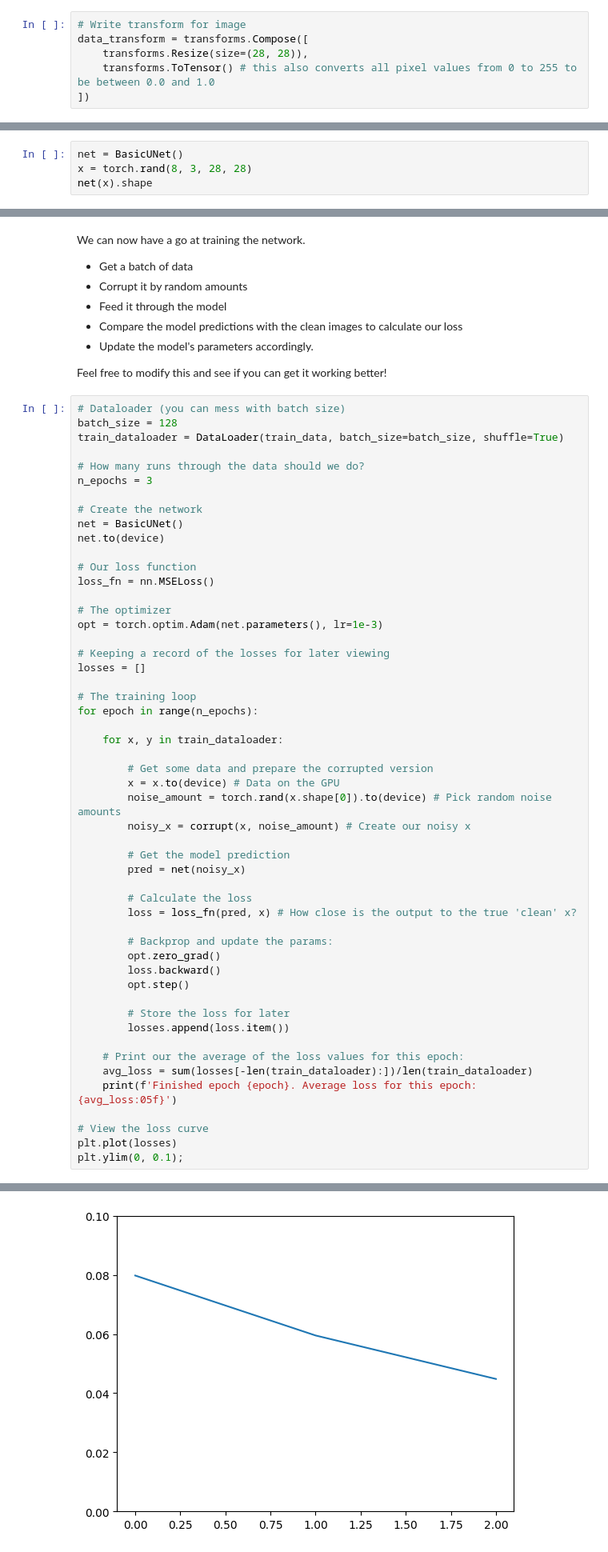
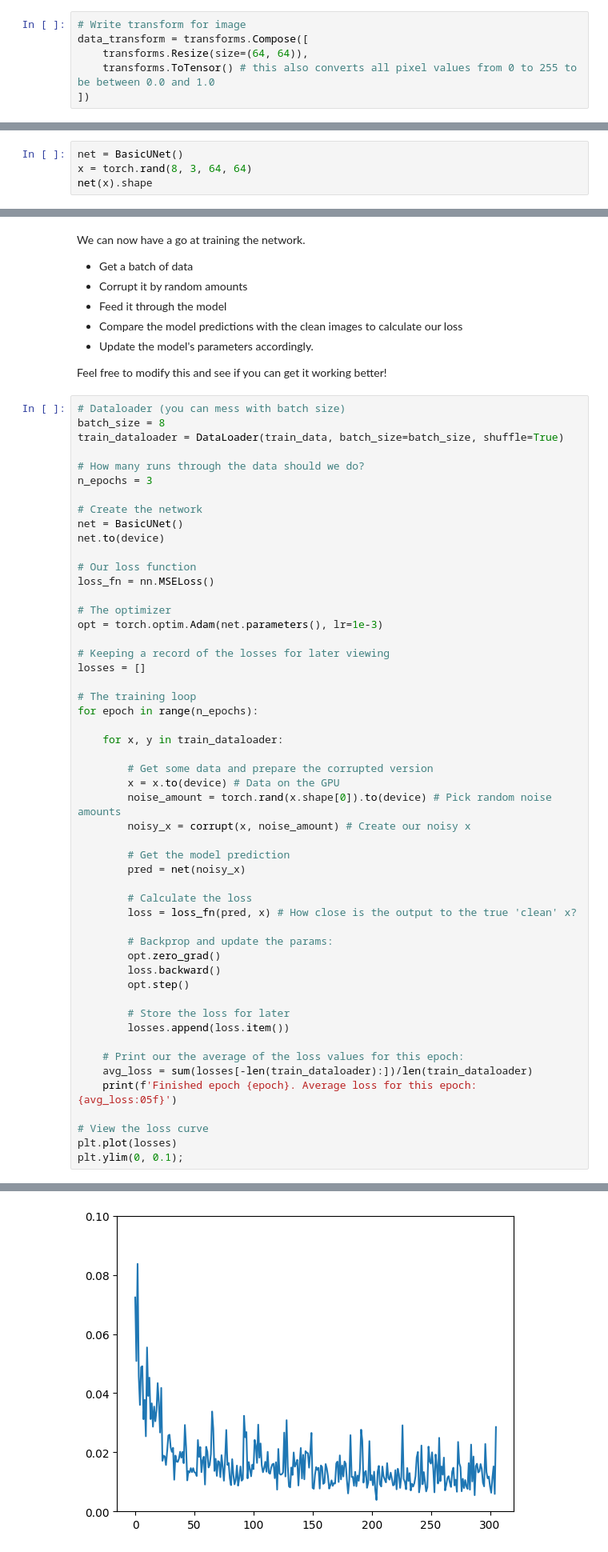
Before and after one commit to shani1610/learning-diffusion-models, a Jupyter notebook: huggingface_course/02_diffusion_models_from_scratch(pokemons).ipynb, the cells around one changed output, grey strips where cells are left out. Shown at 80% size. Cells and saved outputs as stored; diff of their text form.

```diff
--- a/huggingface_course/02_diffusion_models_from_scratch(pokemons).ipynb
+++ b/huggingface_course/02_diffusion_models_from_scratch(pokemons).ipynb
@@ -130,7 +129,7 @@ Turn our images from a PIL image to a PyTorch tensor using transforms.ToTensor()
 # %%
 # Write transform for image
 data_transform = transforms.Compose([
-    transforms.Resize(size=(28, 28)),
+    transforms.Resize(size=(64, 64)),
     transforms.ToTensor() # this also converts all pixel values from 0 to 255 to be between 0.0 and 1.0
 ])
 # %%
@@ -267,6 +266,6 @@ class BasicUNet(nn.Module):
 We can verify that the output shape is the same as the input, as we expect:
 # %%
 net = BasicUNet()
-x = torch.rand(8, 3, 28, 28)
+x = torch.rand(8, 3, 64, 64)
 net(x).shape
 # %% [output]
@@ -294,7 +293,7 @@ We can now have a go at training the network.
 Feel free to modify this and see if you can get it working better!
 # %%
 # Dataloader (you can mess with batch size)
-batch_size = 128
+batch_size = 8
 train_dataloader = DataLoader(train_data, batch_size=batch_size, shuffle=True)
 
 # How many runs through the data should we do?
@@ -351,4 +350,4 @@ Finished epoch 2. Average loss for this epoch: 0.044803
-[figure, old version]
+[figure, new version]
 # %% [markdown]
 We can try to see what the model predictions look like by grabbing a batch of data, corrupting it by different amounts and then seeing the models predictions:
 # %%
```
Also changed, not shown: parts of 13 cells of this notebook.
